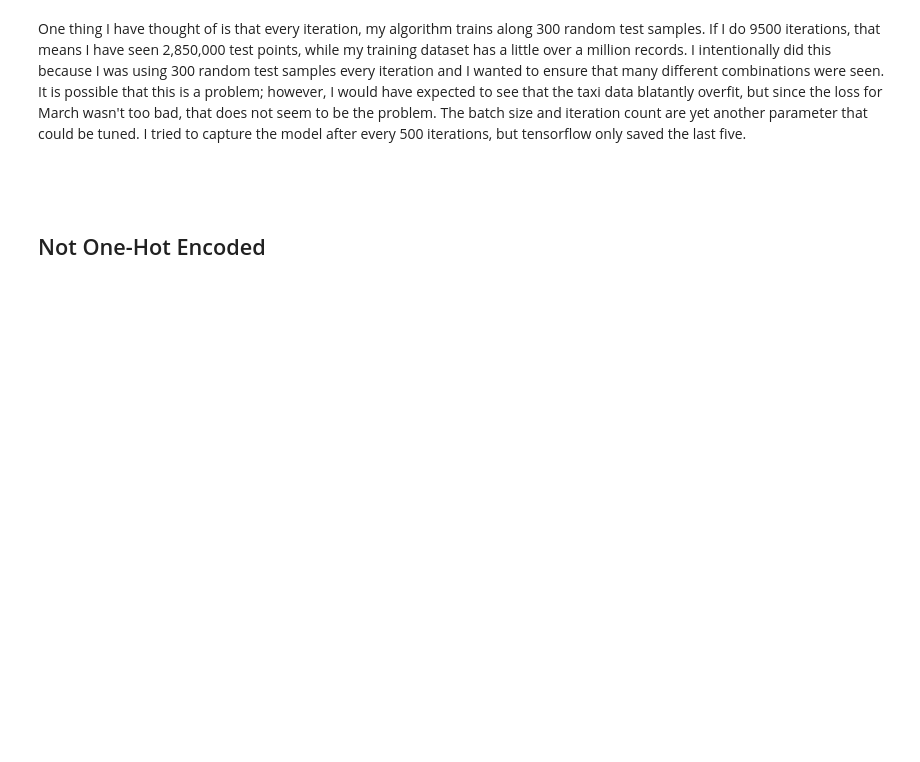
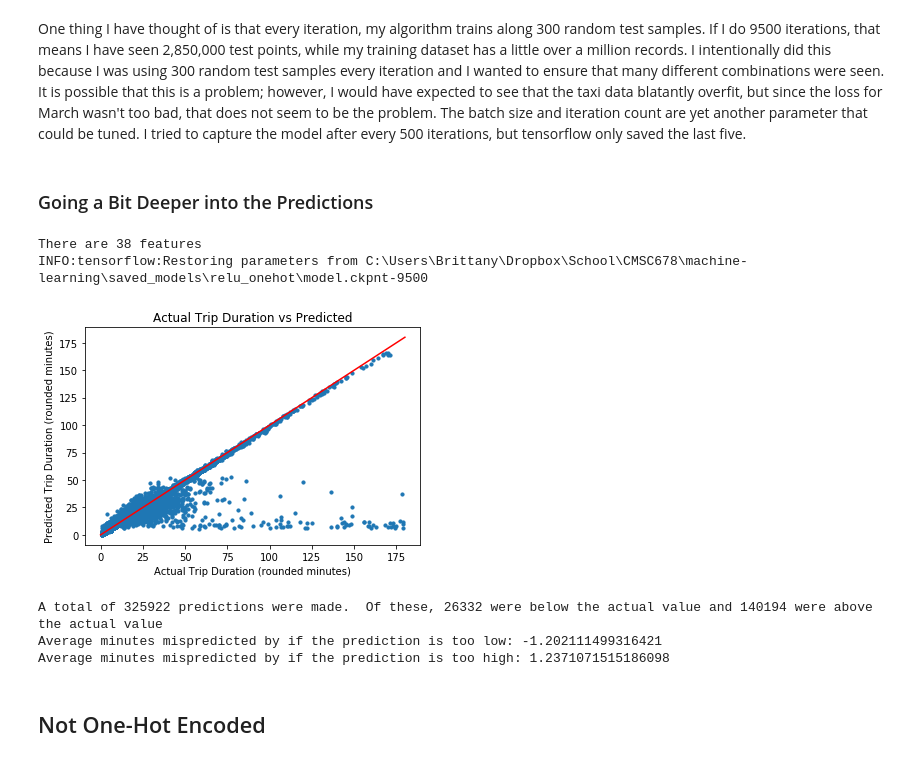
Before and after one commit to nichollsbr/machine-learning, a Jupyter notebook: NeuralNetAnalysis.ipynb, the cells around one changed output. Saved outputs shown, nothing was run; the diff lists cells and outputs as text; code cells hidden in the pictures; blank space fills up the shorter version.

```diff
--- a/NeuralNetAnalysis.ipynb
+++ b/NeuralNetAnalysis.ipynb
@@ -234,5 +427,5 @@ However, it is important to note that the RMSE loss for the March data is pretty
 But as I said, the loss here is significantly lower than that of the baseline, so I'm pretty happy!
 # %% [markdown]
 One thing I have thought of is that every iteration, my algorithm trains along 300 random test samples.  If I do 9500 iterations, that means I have seen 2,850,000 test points, while my training dataset has a little over a million records.  I intentionally did this because I was using 300 random test samples every iteration and I wanted to ensure that many different combinations were seen.  It is possible that this is a problem; however, I would have expected to see that the taxi data blatantly overfit, but since the loss for March wasn't too bad, that does not seem to be the problem.  The batch size and iteration count are yet another parameter that could be tuned.  I tried to capture the model after every 500 iterations, but tensorflow only saved the last five.
-# %% [markdown]
-###
+# %% [markdown]
+### Going a Bit Deeper into the Predictions
@@ -238,0 +476,23 @@ One thing I have thought of is that every iteration, my algorithm trains along 3
+# %%
+predictions = getAdamPrediction(test_data, test_minutes_labels, 9500)
+# %% [output]
+There are 38 features
+INFO:tensorflow:Restoring parameters from C:\Users\Brittany\Dropbox\School\CMSC678\machine-learning\saved_models\relu_onehot\model.ckpnt-9500
+# %%
+predictions_rounded = np.around(predictions)
+# %%
+fig = plt.figure()
+
+ax = fig.add_subplot(111)
+ax.set_title('Actual Trip Duration vs Predicted')
+
+ax.set_xlabel('Actual Trip Duration (rounded minutes)')
+ax.set_ylabel('Predicted Trip Duration (rounded minutes)')
+
+ax.scatter(test_minutes_labels, predictions_rounded, s = 10)
+ax.plot([0, 180], [0, 180], color="red")
+
+plt.savefig("paper/actualVsPredicted.png")
+plt.show()
+# %% [output]
+[figure, added]
@@ -239,3 +501,13 @@ One thing I have thought of is that every iteration, my algorithm trains along 3
+# %%
+predictions_below = diff[diff < 0]
+predictions_above = diff[diff > 0]
+print("A total of {} predictions were made.  Of these, {} were below the actual value and {} were above the actual value". format(len(diff), len(predictions_below), len(predictions_above)))
+print("Average minutes mispredicted by if the prediction is too low: {}".format(np.average(predictions_below)))
+print("Average minutes mispredicted by if the prediction is too high: {}".format(np.average(predictions_above)))
+# %% [output]
+A total of 325922 predictions were made.  Of these, 26332 were below the actual value and 140194 were above the actual value
+Average minutes mispredicted by if the prediction is too low: -1.202111499316421
+Average minutes mispredicted by if the prediction is too high: 1.2371071515186098
 # %% [markdown]
 ## Not One-Hot Encoded
 # %% [markdown]
```
Also changed, not shown: parts of 17 cells of this notebook, 26 other files.
